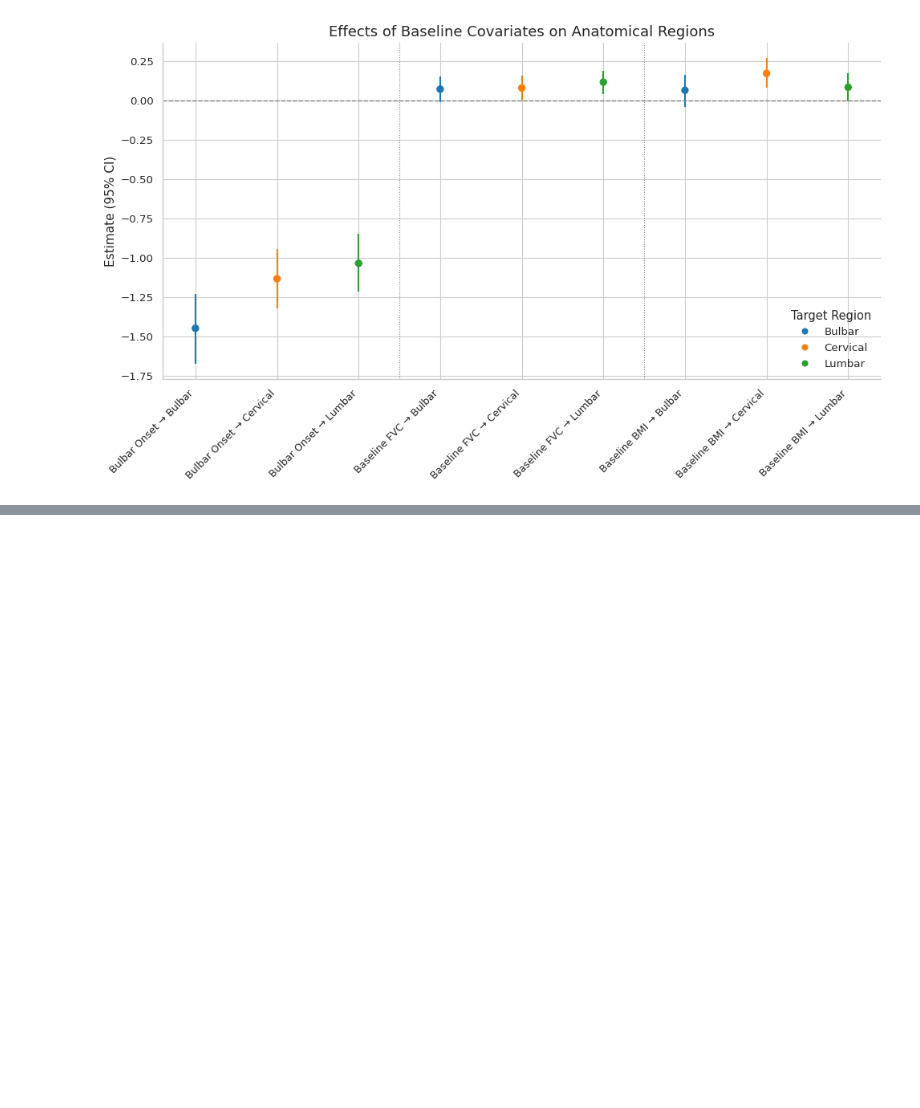
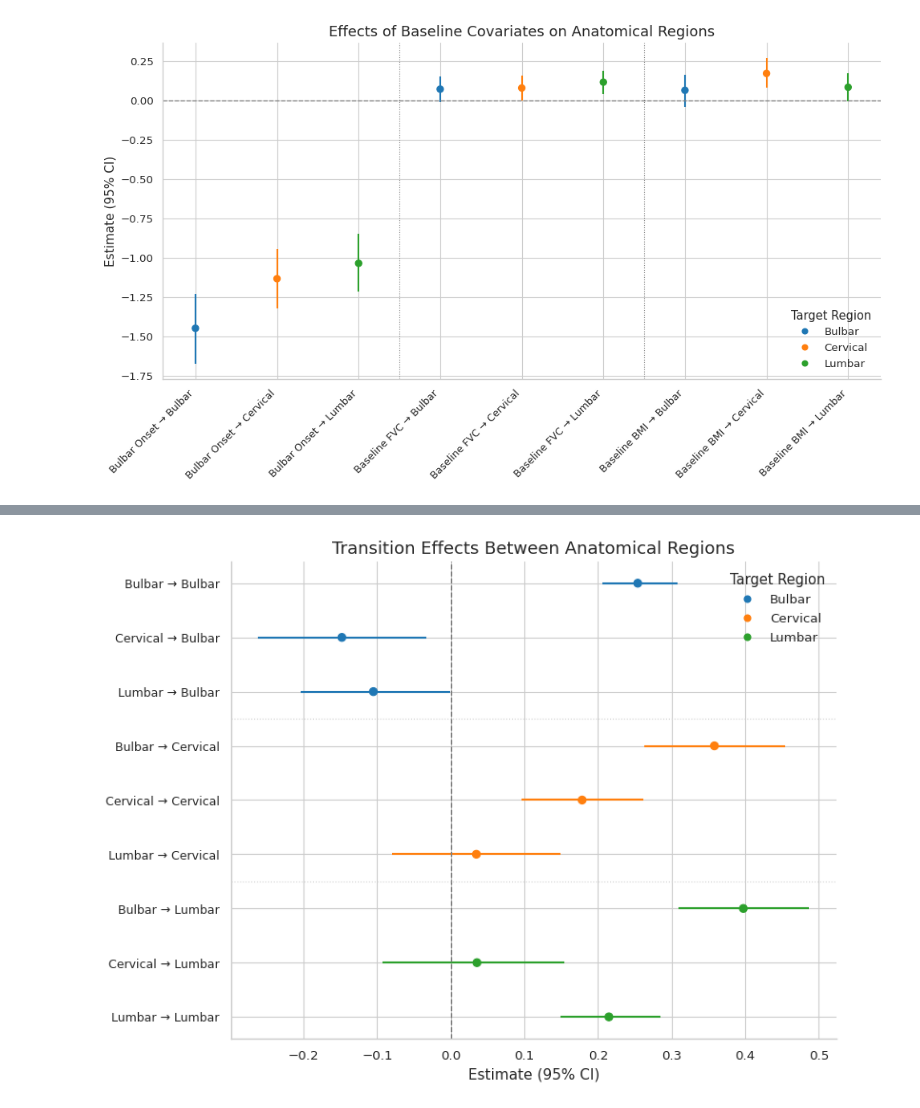
Before and after one commit to Zhennan-Wu/gnpc_explor, a Jupyter notebook: src/final_plotting.ipynb, the cells around one changed output, grey strips where cells are left out. Drawn from its saved outputs; the diff is of its cells as text; code cells hidden in the pictures; blank space fills up the shorter version.

```diff
--- a/src/final_plotting.ipynb
+++ b/src/final_plotting.ipynb
@@ -1451,0 +1789,79 @@ Generated 'Fig_I_3D_Covariate_Forest_Switched.png' successfully.
+# %%
+import pandas as pd
+import re
+import matplotlib.pyplot as plt
+
+# (Assuming extract_and_save_parameters and save_multiformat are defined elsewhere)
+cloud_3d_gamma_df = pd.read_csv("../raw_results/results_S1_dahlou_ncp_cov_3d_run1.csv")
+filtered_df = extract_and_save_parameters(cloud_3d_gamma_df, output_filename='filtered_mcmc_parameters_3d.csv')
+gamma_df = filtered_df[filtered_df["Parameter"].str.contains("Gamma")]
+
+cloud_3d_gamma_df = gamma_df.copy()
+
+labels = ["Bulbar", "Cervical", "Lumbar"]
+
+def parse_param(param):
+    match = re.match(r"Gamma\[(\d+),(\d+)\]", param)
+    if match:
+        i = int(match.group(1)) - 1
+        j = int(match.group(2)) - 1
+        return i, j
+    return None, None
+
+cloud_3d_gamma_df[["i", "j"]] = cloud_3d_gamma_df["Parameter"].apply(lambda x: pd.Series(parse_param(x)))
+
+# j → i
+cloud_3d_gamma_df["label"] = cloud_3d_gamma_df.apply(lambda row: f"{labels[row['j']]} → {labels[row['i']]}", axis=1)
+
+cloud_3d_gamma_df = cloud_3d_gamma_df.sort_values(["i", "j"]).reset_index(drop=True)
+
+color_map = {
+    0: "#1f77b4",
+    1: "#ff7f0e",
+    2: "#2ca02c"
+}
+colors = cloud_3d_gamma_df["i"].map(color_map)
+
+# ---- SWITCHED AXES (Horizontal Forest Plot) ----
+fig, ax = plt.subplots(figsize=(8, 6))  # Made appropriately sized for 9 items
+
+y_pos = range(len(cloud_3d_gamma_df))
+
+# CI (now horizontal lines)
+for y, lo, hi, c in zip(y_pos, cloud_3d_gamma_df["2.5%"], cloud_3d_gamma_df["97.5%"], colors):
+    ax.hlines(y=y, xmin=lo, xmax=hi, color=c, linewidth=1.5)
+
+# Points (swapped x and y)
+ax.scatter(cloud_3d_gamma_df["Estimate"], y_pos, c=colors, s=35, zorder=3)
+
+# Reference line at 0 (now vertical)
+ax.axvline(0, color="gray", linestyle="--", linewidth=1)
+
+# Labels (swapped to y-axis, removed rotation for horizontal reading)
+ax.set_yticks(list(y_pos))
+ax.set_yticklabels(cloud_3d_gamma_df["label"], fontsize=9)
+ax.invert_yaxis()  # Puts the first item at the top of the plot
+
+# Axis titles
+ax.set_xlabel("Estimate (95% CI)", fontsize=11)
+ax.set_title("Transition Effects Between Anatomical Regions", fontsize=13)
+
+# Clean look
+ax.spines["top"].set_visible(False)
+ax.spines["right"].set_visible(False)
+
+# Group separators (horizontal now, using multiples of 3 for the 3D model)
+for k in range(1, 3):
+    ax.axhline(k*3 - 0.5, color="lightgray", linestyle=":", linewidth=0.8)
+
+# Legend
+handles = [
+    plt.Line2D([0], [0], marker='o', linestyle='', color=color_map[i], label=labels[i])
+    for i in range(3)
+]
+ax.legend(handles=handles, title="Target Region", frameon=False)
+
+plt.tight_layout()
+save_multiformat("Fig_I_3D_Interaction_Forest_Horizontal")
+print("Generated 'Fig_I_3D_Interaction_Forest_Horizontal.png' successfully.")
+# %% [output]
@@ -1451,0 +1869 @@ Generated 'Fig_I_3D_Covariate_Forest_Switched.png' successfully.
+[figure, added]
```
Also changed, not shown: parts of 13 cells of this notebook, 55 other files.
